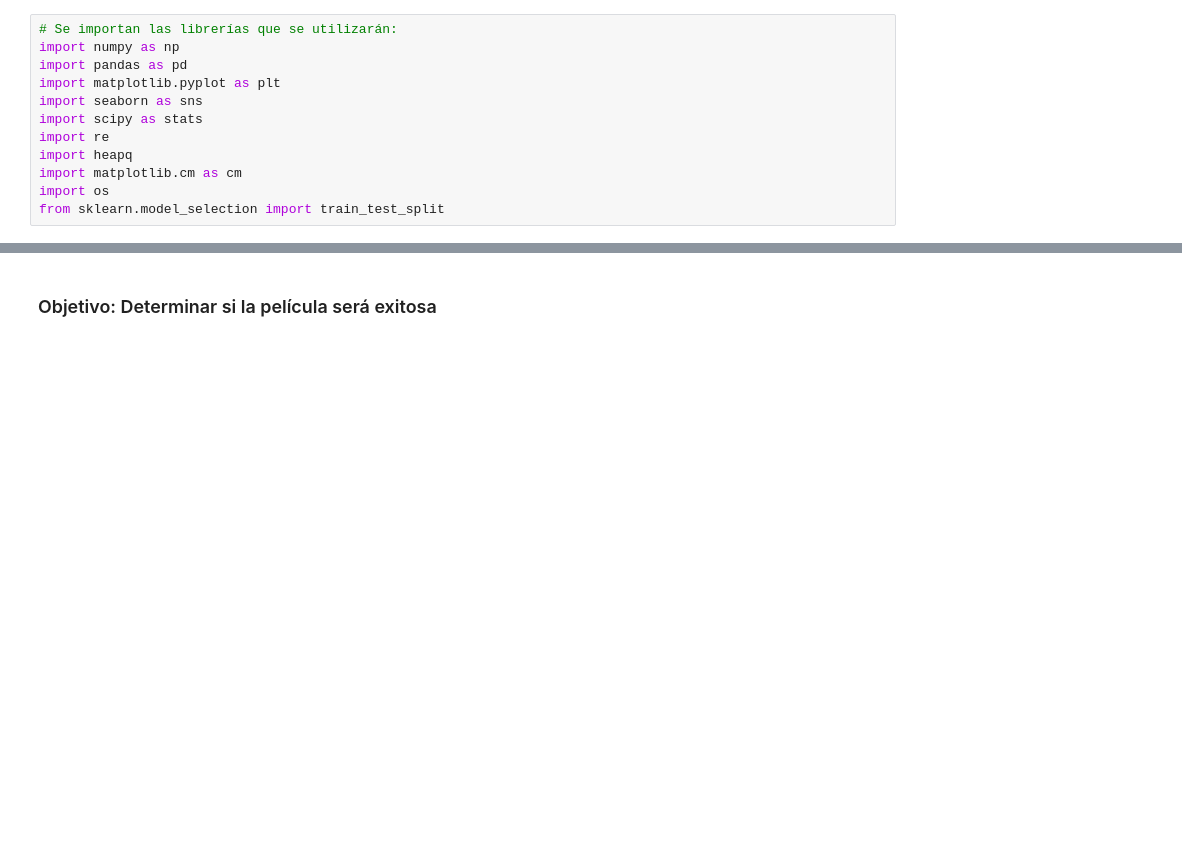
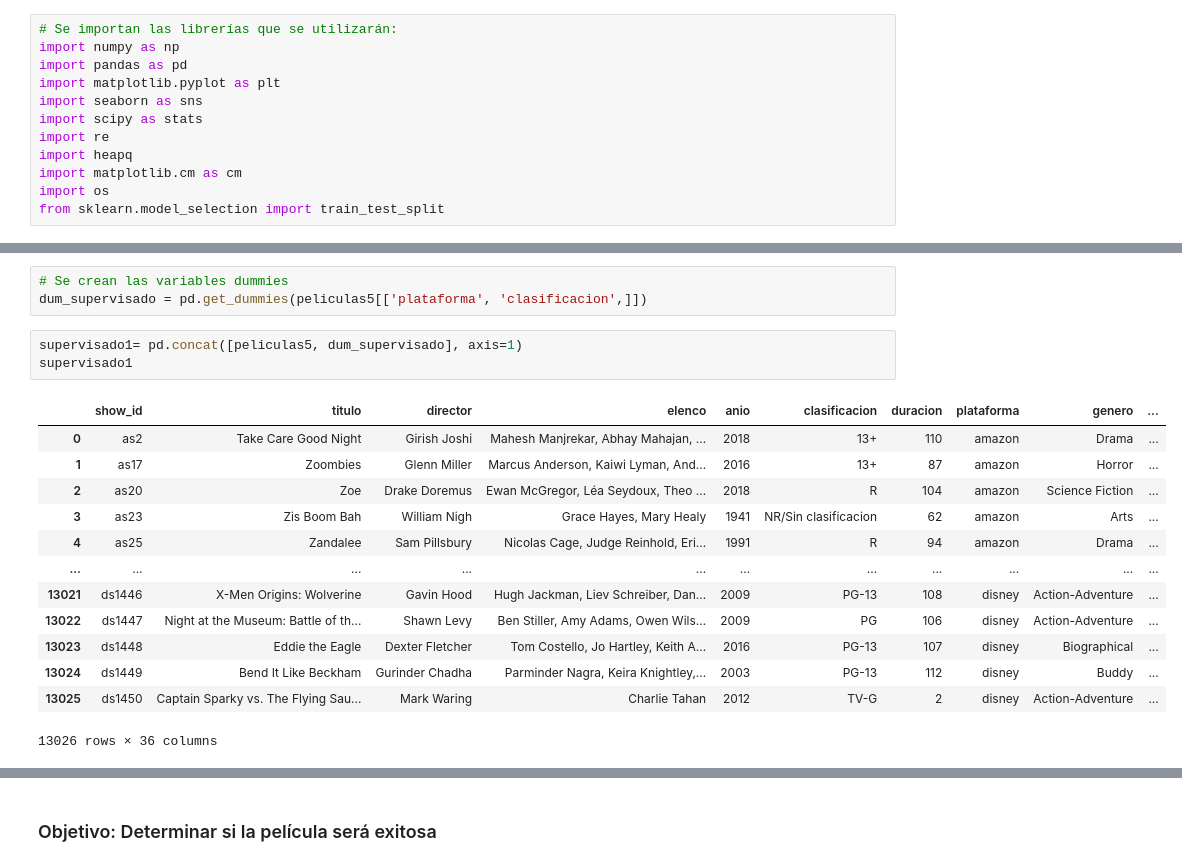
Before and after one commit to L-Ameneiro/IngeniasDataScience, a Jupyter notebook: notebooks/MODELO SUPERVISADO.ipynb, the cells around one changed output, grey strips where cells are left out. Saved outputs shown, nothing was run; the diff lists cells and outputs as text; blank space fills up the shorter version.

```diff
--- a/notebooks/MODELO SUPERVISADO.ipynb
+++ b/notebooks/MODELO SUPERVISADO.ipynb
@@ -18,0 +35,20 @@ peliculas5
+# %%
+# Se crean las variables dummies
+dum_supervisado = pd.get_dummies(peliculas5[['plataforma', 'clasificacion',]])
+# %%
+supervisado1= pd.concat([peliculas5, dum_supervisado], axis=1)
+supervisado1
+# %% [output]
+|  | show_id | titulo | director | elenco | anio | clasificacion | duracion | plataforma | genero | ... |
+| 0 | as2 | Take Care Good Night | Girish Joshi | Mahesh Manjrekar, Abhay Mahajan, ... | 2018 | 13+ | 110 | amazon | Drama | ... |
+| 1 | as17 | Zoombies | Glenn Miller | Marcus Anderson, Kaiwi Lyman, And... | 2016 | 13+ | 87 | amazon | Horror | ... |
+| 2 | as20 | Zoe | Drake Doremus | Ewan McGregor, Léa Seydoux, Theo ... | 2018 | R | 104 | amazon | Science Fiction | ... |
+| 3 | as23 | Zis Boom Bah | William Nigh | Grace Hayes, Mary Healy | 1941 | NR/Sin clasificacion | 62 | amazon | Arts | ... |
+| 4 | as25 | Zandalee | Sam Pillsbury | Nicolas Cage, Judge Reinhold, Eri... | 1991 | R | 94 | amazon | Drama | ... |
+| ... | ... | ... | ... | ... | ... | ... | ... | ... | ... | ... |
+| 13021 | ds1446 | X-Men Origins: Wolverine | Gavin Hood | Hugh Jackman, Liev Schreiber, Dan... | 2009 | PG-13 | 108 | disney | Action-Adventure | ... |
+| 13022 | ds1447 | Night at the Museum: Battle of th... | Shawn Levy | Ben Stiller, Amy Adams, Owen Wils... | 2009 | PG | 106 | disney | Action-Adventure | ... |
+| 13023 | ds1448 | Eddie the Eagle | Dexter Fletcher | Tom Costello, Jo Hartley, Keith A... | 2016 | PG-13 | 107 | disney | Biographical | ... |
+| 13024 | ds1449 | Bend It Like Beckham | Gurinder Chadha | Parminder Nagra, Keira Knightley,... | 2003 | PG-13 | 112 | disney | Buddy | ... |
+| 13025 | ds1450 | Captain Sparky vs. The Flying Sau... | Mark Waring | Charlie Tahan | 2012 | TV-G | 2 | disney | Action-Adventure | ... |
+13026 rows × 36 columns
```
Also changed, not shown: parts of 36 cells of this notebook, 5 other files.
